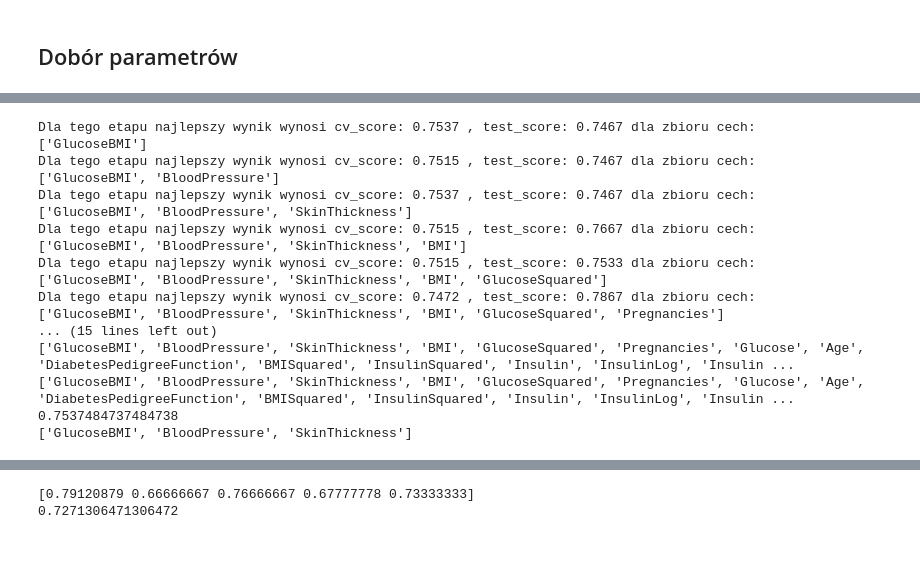
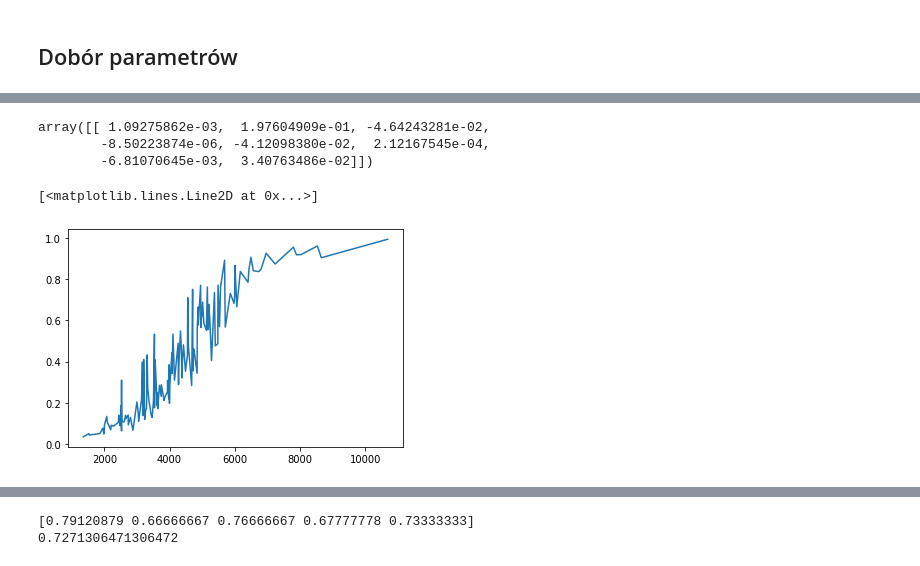
Before and after one commit to isso1550/analiza23_medycyna, a Jupyter notebook: Model.ipynb, the cells around one changed output, grey strips where cells are left out. Cells and saved outputs as stored; diff of their text form; code cells hidden in the pictures.

```diff
--- a/Model.ipynb
+++ b/Model.ipynb
@@ -84,50 +161,17 @@ dla współczynnika C = 1.6400
-# %%
-features = X.columns.values.tolist()
-result_features = []
-max_score = 0
-max_score_features = []
-model = LogisticRegression(random_state=None, solver='liblinear', penalty='l1', C=1.64)
-for n in range(0,len(features)):
-    tmp_max_score = 0
-    tmp_test_score = 0
-    best_features = []
-    for i,val in enumerate(features):
-        tmp_features = result_features.copy()
-        tmp_features.append(val)
-        score = cross_val_score(model, X_train[tmp_features], y_train)
-        score = np.abs(score).mean()
-        fitted_model = model.fit(X_train[tmp_features], y_train)
-        test_score = fitted_model.score(X_test[tmp_features], y_test)
-        #print(str(tmp_features) + " : " + str(score))
-        if( score > tmp_max_score ):
-            tmp_max_score = score
-            best_features = tmp_features
-            tmp_test_score = test_score
-        if( score > max_score):
-            max_score = score
-            max_score_features = tmp_features
-    result_features = best_features
-    print("Dla tego etapu najlepszy wynik wynosi cv_score: %.4f , test_score: %.4f dla zbioru cech:\n%s" % (tmp_max_score, tmp_test_score, str(best_features)))
-    features.remove(best_features[len(best_features)-1])
-print(result_features)
-print(max_score)
-print(max_score_features)
-# %% [output]
-Dla tego etapu najlepszy wynik wynosi cv_score: 0.7537 , test_score: 0.7467 dla zbioru cech:
-['GlucoseBMI']
-Dla tego etapu najlepszy wynik wynosi cv_score: 0.7515 , test_score: 0.7467 dla zbioru cech:
-['GlucoseBMI', 'BloodPressure']
-Dla tego etapu najlepszy wynik wynosi cv_score: 0.7537 , test_score: 0.7467 dla zbioru cech:
-['GlucoseBMI', 'BloodPressure', 'SkinThickness']
-Dla tego etapu najlepszy wynik wynosi cv_score: 0.7515 , test_score: 0.7667 dla zbioru cech:
-['GlucoseBMI', 'BloodPressure', 'SkinThickness', 'BMI']
-Dla tego etapu najlepszy wynik wynosi cv_score: 0.7515 , test_score: 0.7533 dla zbioru cech:
-['GlucoseBMI', 'BloodPressure', 'SkinThickness', 'BMI', 'GlucoseSquared']
-Dla tego etapu najlepszy wynik wynosi cv_score: 0.7472 , test_score: 0.7867 dla zbioru cech:
-['GlucoseBMI', 'BloodPressure', 'SkinThickness', 'BMI', 'GlucoseSquared', 'Pregnancies']
-... (15 lines left out)
-['GlucoseBMI', 'BloodPressure', 'SkinThickness', 'BMI', 'GlucoseSquared', 'Pregnancies', 'Glucose', 'Age', 'DiabetesPedigreeFunction', 'BMISquared', 'InsulinSquared', 'Insulin', 'InsulinLog', 'Insulin ...
-['GlucoseBMI', 'BloodPressure', 'SkinThickness', 'BMI', 'GlucoseSquared', 'Pregnancies', 'Glucose', 'Age', 'DiabetesPedigreeFunction', 'BMISquared', 'InsulinSquared', 'Insulin', 'InsulinLog', 'Insulin ...
-0.7537484737484738
-['GlucoseBMI', 'BloodPressure', 'SkinThickness']
+# %%
+model = LogisticRegression(random_state=0, solver='liblinear', penalty='l1', C=4.01).fit(X_train[features], y_train)
+# %%
+model.coef_
+# %% [output]
+array([[ 1.09275862e-03,  1.97604909e-01, -4.64243281e-02,
+        -8.50223874e-06, -4.12098380e-02,  2.12167545e-04,
+        -6.81070645e-03,  3.40763486e-02]])
+# %%
+sorted = X_test.sort_values(by="GlucoseBMI")
+model_values = (model.predict_proba(sorted[features]))
+model_values[:,1]
+plt.plot(sorted['GlucoseBMI'], model_values[:,1])
+# %% [output]
+[<matplotlib.lines.Line2D at 0x...>]
+[figure, added]
 # %%
```
Also changed, not shown: parts of 23 cells of this notebook.
